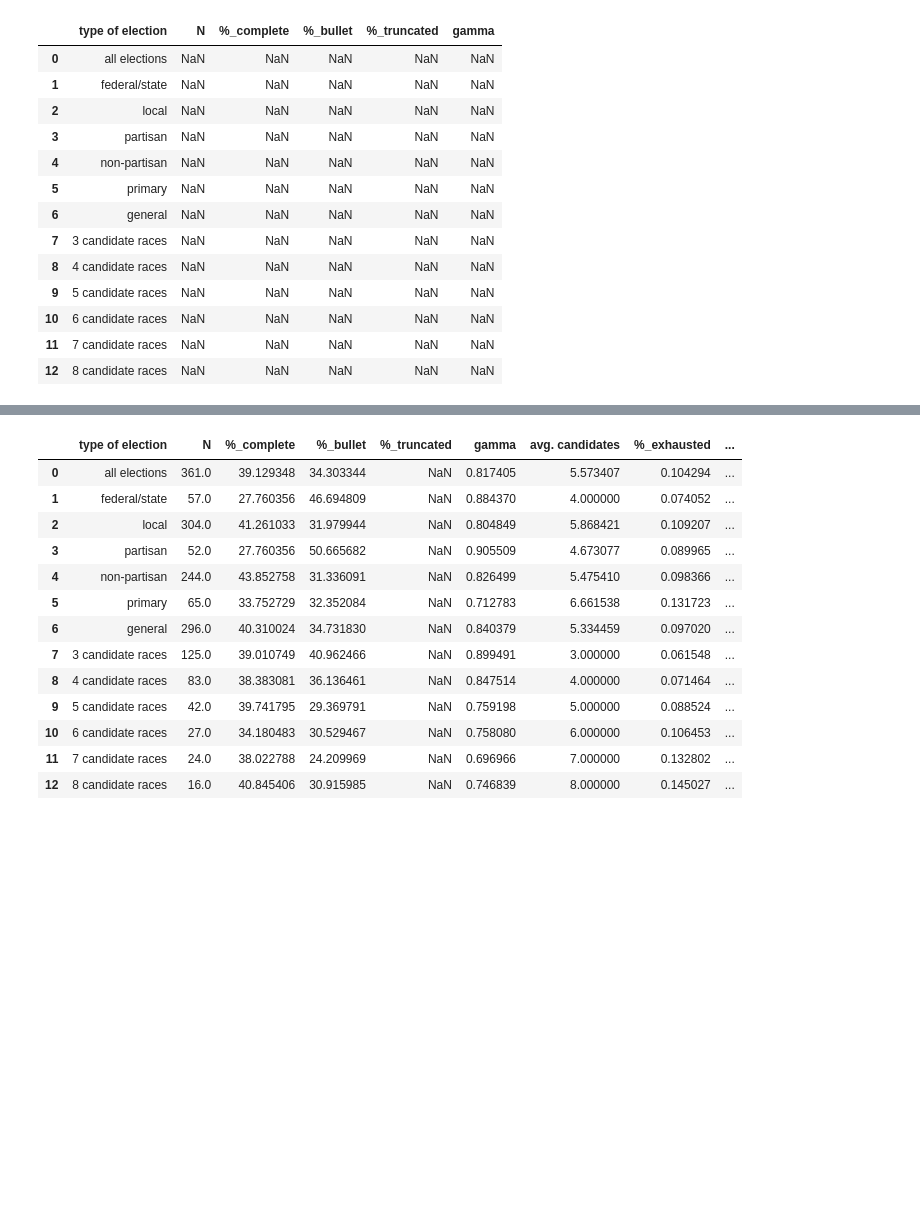
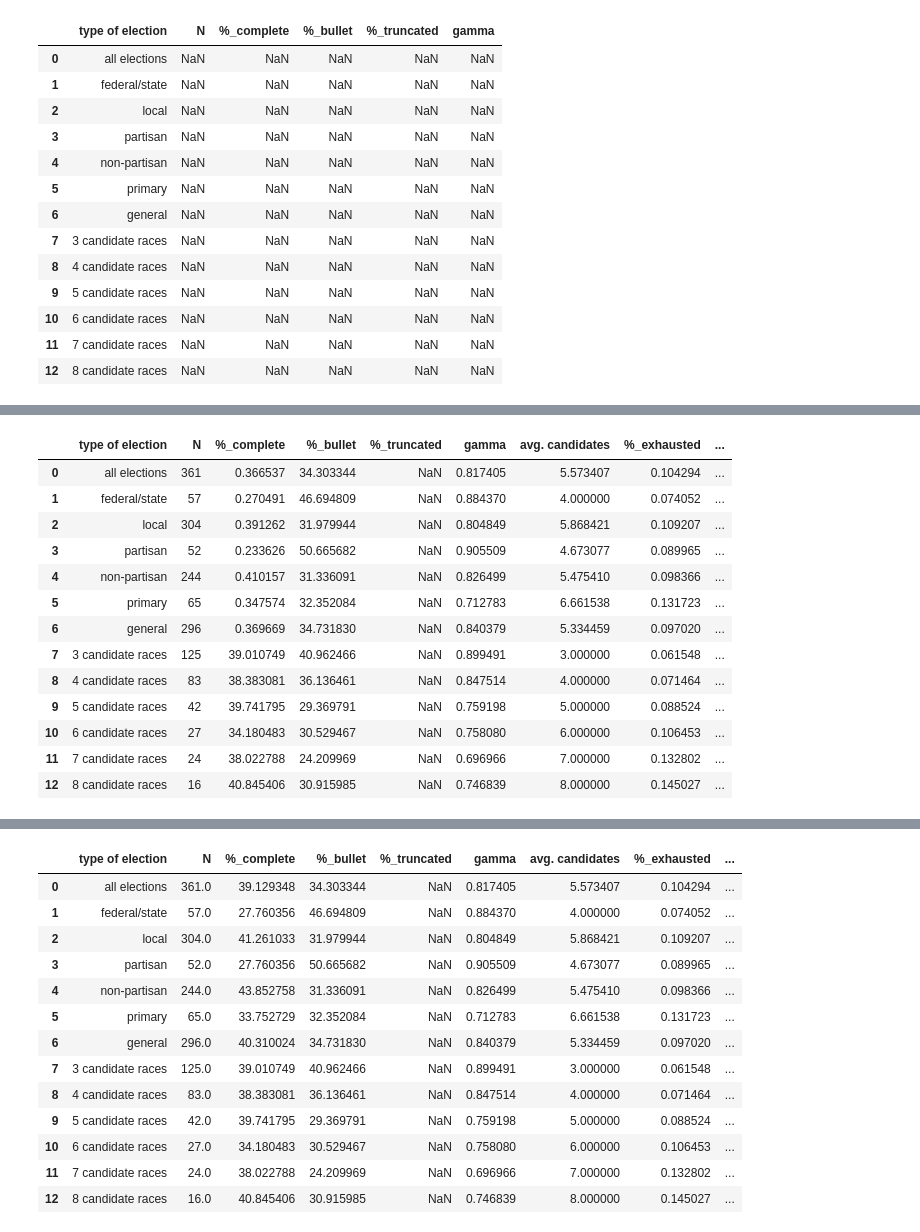
Before and after one commit to SamWangPhD/bugs-in-democracy, a Jupyter notebook: cleaned files/truncation_analysis.ipynb, the cells around one changed output, grey strips where cells are left out. Drawn from its saved outputs; the diff is of its cells as text; code cells hidden in the pictures; blank space fills up the shorter version.

```diff
--- a/cleaned files/truncation_analysis.ipynb
+++ b/cleaned files/truncation_analysis.ipynb
@@ -603,3 +726,95 @@ m = ta.index == ta.index
+# %%
+# all elections:
+
+
+df.loc[df["type of election"]=="all elections", "complete_gamma"] = ta["gamma_complete"].mean(skipna=True)
+df.loc[df["type of election"] == "all elections", "%_complete"] = (
+    ta["complete_ballots_count"] / ta["total_votes"]
+).mean(skipna=True)
+mask =  (ta["candidates"] <= ta["choices"] + 1)
+df.loc[df["type of election"]=="all elections", "enough_choices"] = mask.mean(skipna=True)
+
+# federal/state
+level = ta["filename"].map(et.set_index("filename")["level"])
+mask = level.isin(["FEDERAL", "STATE"])
+
+df.loc[df["type of election"]=="federal/state", "complete_gamma"] = ta.loc[mask, "gamma_complete"].mean(skipna=True)
+df.loc[df["type of election"] == "federal/state", "%_complete"] = (
+    ta.loc[mask, "complete_ballots_count"] / ta.loc[mask, "total_votes"]
+).mean(skipna=True)
+
+# local
+level = ta["filename"].map(et.set_index("filename")["level"])
+mask = level.isin(["LOCAL"])
+df.loc[df["type of election"]=="local", "complete_gamma"] = ta.loc[mask, "gamma_complete"].mean(skipna=True)
+df.loc[df["type of election"] == "local", "%_complete"] = (
+    ta.loc[mask, "complete_ballots_count"] / ta.loc[mask, "total_votes"]
+).mean(skipna=True)
+
+
+# partisan
+common_files = set(ta["filename"]).intersection(et["filename"])
+partisan = ta["filename"].map(et.set_index("filename")["partisan"])
+mask = ta["filename"].isin(common_files) & partisan.str.lower().eq("yes")
+
+df.loc[df["type of election"]=="partisan", "complete_gamma"] = ta.loc[mask, "gamma_complete"].mean(skipna=True)
+df.loc[df["type of election"] == "partisan", "%_complete"] = (
+    ta.loc[mask, "complete_ballots_count"] / ta.loc[mask, "total_votes"]
+).mean(skipna=True)
+
+
+# non partisan
+common_files = set(ta["filename"]).intersection(et["filename"])
+partisan = ta["filename"].map(et.set_index("filename")["partisan"])
+mask = ta["filename"].isin(common_files) & partisan.str.lower().eq("no")
+
+df.loc[df["type of election"]=="non-partisan", "complete_gamma"] = ta.loc[mask, "gamma_complete"].mean(skipna=True)
+df.loc[df["type of election"] == "non-partisan", "%_complete"] = (
+    ta.loc[mask, "complete_ballots_count"] / ta.loc[mask, "total_votes"]
+).mean(skipna=True)
+
+
+
+# primary
+common_files = set(ta["filename"]).intersection(et["filename"])
+partisan = ta["filename"].map(et.set_index("filename")["partisan"])
+mask = ta["filename"].isin(common_files) & partisan.str.lower().isin(["rp", "dp"])
+
+df.loc[df["type of election"]=="primary", "complete_gamma"] = ta.loc[mask, "gamma_complete"].mean(skipna=True)
+
+df.loc[df["type of election"] == "primary", "%_complete"] = (
+    ta.loc[mask, "complete_ballots_count"] / ta.loc[mask, "total_votes"]
+).mean(skipna=True)
+
+# general
+common_files = set(ta["filename"]).intersection(et["filename"])
+partisan = ta["filename"].map(et.set_index("filename")["partisan"])
+mask = ta["filename"].isin(common_files) & partisan.str.lower().isin(["yes", "no"])
+
+
+df.loc[df["type of election"]=="general", "complete_gamma"] = ta.loc[mask, "gamma_complete"].mean(skipna=True)
+df.loc[df["type of election"] == "general", "%_complete"] = (
+    ta.loc[mask, "complete_ballots_count"] / ta.loc[mask, "total_votes"]
+).mean(skipna=True)
+
+
+df = df.reset_index(drop=True)
+df
+# %% [output]
+|  | type of election | N | %_complete | %_bullet | %_truncated | gamma | avg. candidates | %_exhausted | ... |
+| 0 | all elections | 361 | 0.366537 | 34.303344 | NaN | 0.817405 | 5.573407 | 0.104294 | ... |
+| 1 | federal/state | 57 | 0.270491 | 46.694809 | NaN | 0.884370 | 4.000000 | 0.074052 | ... |
+| 2 | local | 304 | 0.391262 | 31.979944 | NaN | 0.804849 | 5.868421 | 0.109207 | ... |
+| 3 | partisan | 52 | 0.233626 | 50.665682 | NaN | 0.905509 | 4.673077 | 0.089965 | ... |
+| 4 | non-partisan | 244 | 0.410157 | 31.336091 | NaN | 0.826499 | 5.475410 | 0.098366 | ... |
+| 5 | primary | 65 | 0.347574 | 32.352084 | NaN | 0.712783 | 6.661538 | 0.131723 | ... |
+| 6 | general | 296 | 0.369669 | 34.731830 | NaN | 0.840379 | 5.334459 | 0.097020 | ... |
+| 7 | 3 candidate races | 125 | 39.010749 | 40.962466 | NaN | 0.899491 | 3.000000 | 0.061548 | ... |
+| 8 | 4 candidate races | 83 | 38.383081 | 36.136461 | NaN | 0.847514 | 4.000000 | 0.071464 | ... |
+| 9 | 5 candidate races | 42 | 39.741795 | 29.369791 | NaN | 0.759198 | 5.000000 | 0.088524 | ... |
+| 10 | 6 candidate races | 27 | 34.180483 | 30.529467 | NaN | 0.758080 | 6.000000 | 0.106453 | ... |
+| 11 | 7 candidate races | 24 | 38.022788 | 24.209969 | NaN | 0.696966 | 7.000000 | 0.132802 | ... |
+| 12 | 8 candidate races | 16 | 40.845406 | 30.915985 | NaN | 0.746839 | 8.000000 | 0.145027 | ... |
 # %%
 # all elections:
 
```
Also changed, not shown: parts of 20 cells of this notebook, 2 other files.
